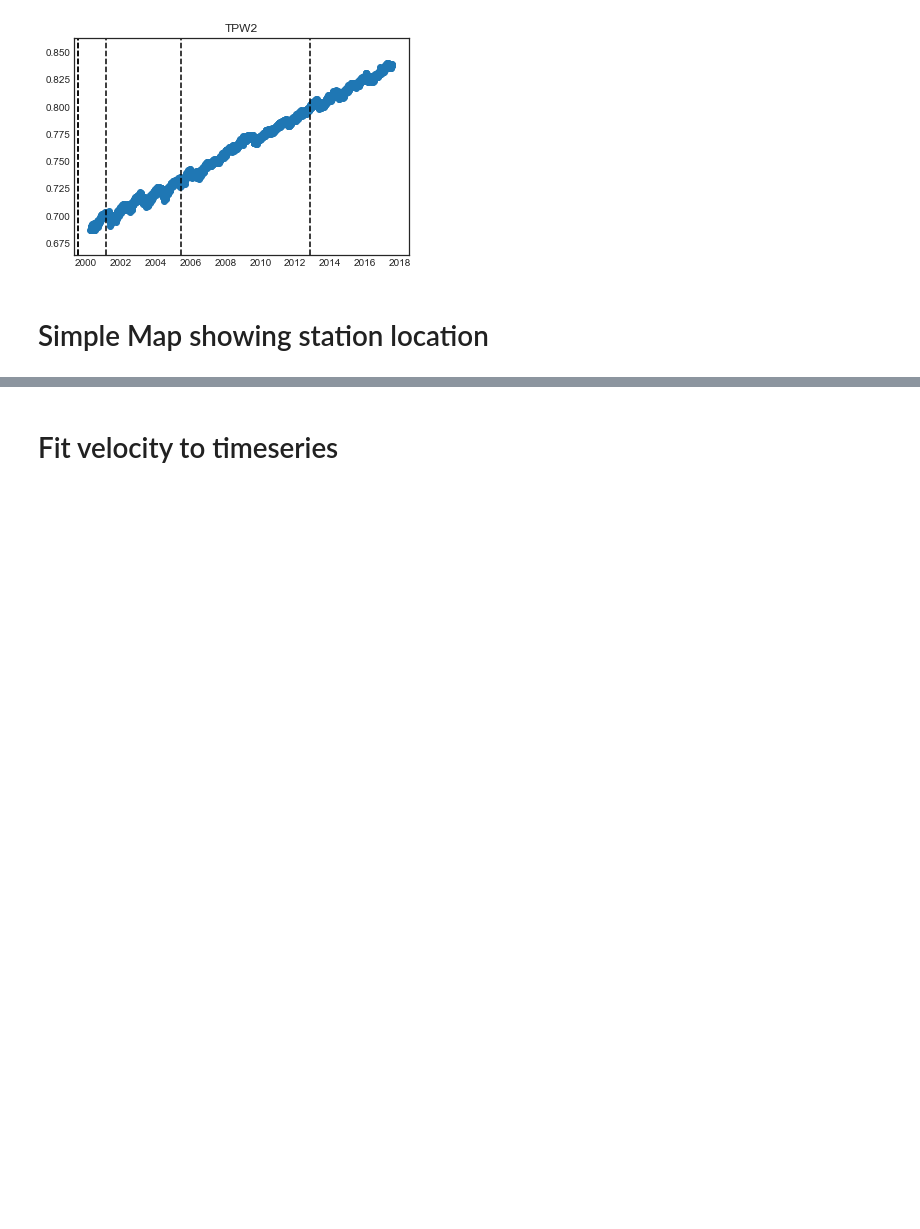
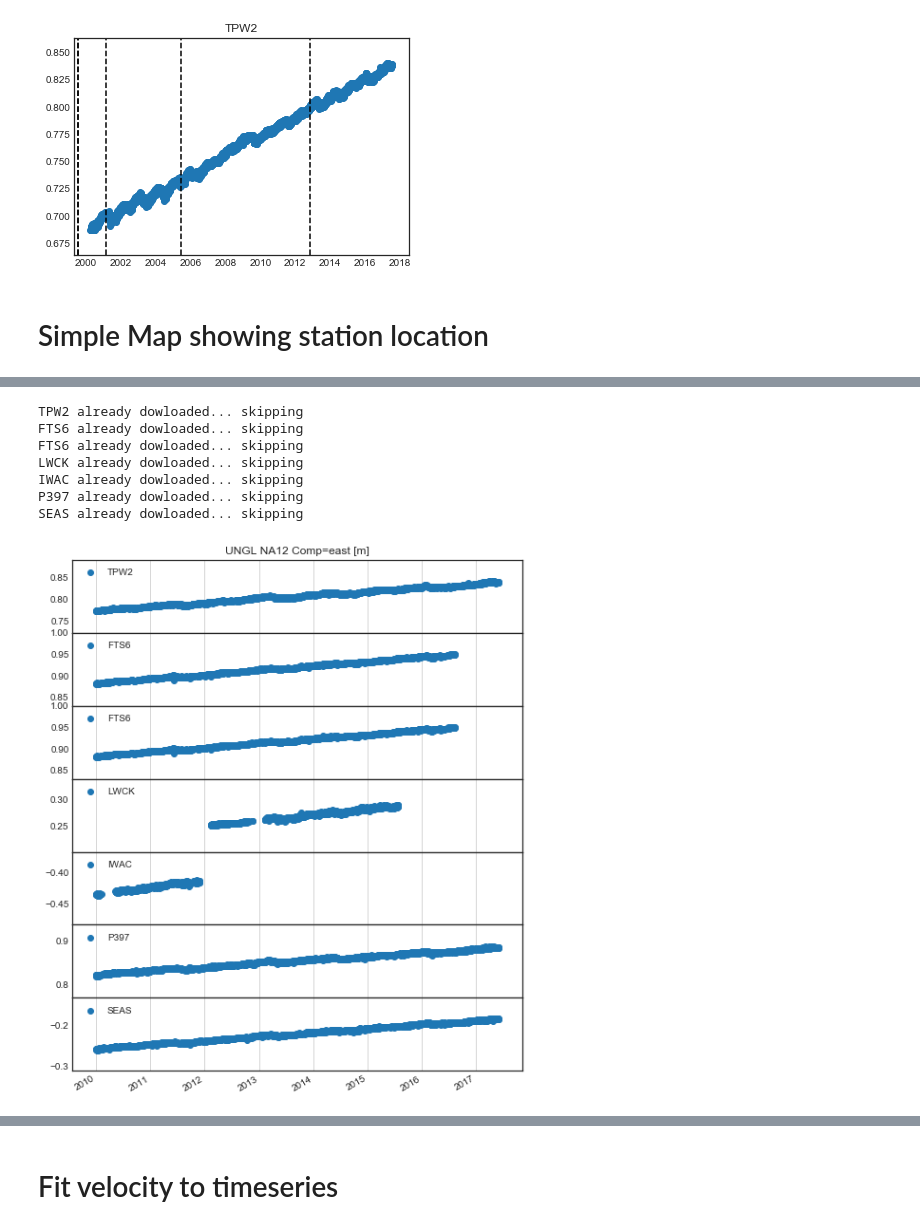
Before and after one commit to scottyhq/gpstools, a Jupyter notebook: Demo_UNGL.ipynb, the cells around one changed output, grey strips where cells are left out. Drawn from its saved outputs; the diff is of its cells as text; code cells hidden in the pictures; blank space fills up the shorter version.

```diff
--- a/Demo_UNGL.ipynb
+++ b/Demo_UNGL.ipynb
@@ -141,0 +185,16 @@ gl.yformatter = LATITUDE_FORMATTER
+# %%
+# get distance to these other stations
+import geopandas as gpd
+from shapely.geometry import Point
+geom = subset.apply(lambda row: Point(row.lon, row.lat), axis=1)
+gf = gpd.GeoDataFrame(subset, crs="+init=epsg:4326", geometry=geom)
+#gf['distance'] = gf.distance(Point(dfs.lon,dfs.lat))
+ #NOTE this is in weird degree units. switch to UTM
+#EPSG:32610 WGS84 10North
+
+gf = gf.to_crs({'init': 'epsg:32610'})
+
+site = gf.query('site == @station')
+
+gf['distance'] = gf.distance( site.geometry.iloc[0])/1e3 #distance in kilometres
+gf.sort_values('distance')
@@ -141,0 +219,26 @@ gl.yformatter = LATITUDE_FORMATTER
+# %%
+# Make a comparison plot for particular component, list of stations
+sites = ['TPW2', 'FTS6', 'FTS6', 'LWCK', 'IWAC', 'P397', 'SEAS'] #less than 30km
+comp = 'east'
+fig,axes = plt.subplots(len(sites),1, sharex=True, figsize=(8.5,11))
+for i,site in enumerate(sites):
+    ax = axes[i]
+    tenv3 = gps.ungl.download_data(site, refframe, overwrite=False, outdir=os.environ['GPS_DATA'])
+    tmp = gps.ungl.load_tenv3(tenv3)
+    tmp = tmp['2010/01/01':'2017/06/01']#specific time range
+    ax.scatter(tmp.index, tmp[comp],label=site)
+    ax.legend(loc='upper left')
+    ax.grid(axis='x')
+
+axes[0].set_title('UNGL NA12 Comp={} [m]'.format(comp))
+fig.subplots_adjust(hspace=0, wspace=0)
+fig.autofmt_xdate()
+# %% [output]
+TPW2 already dowloaded... skipping
+FTS6 already dowloaded... skipping
+FTS6 already dowloaded... skipping
+LWCK already dowloaded... skipping
+IWAC already dowloaded... skipping
+P397 already dowloaded... skipping
+SEAS already dowloaded... skipping
+[figure, added]
```
Also changed, not shown: parts of 16 cells of this notebook, 8 other files.
